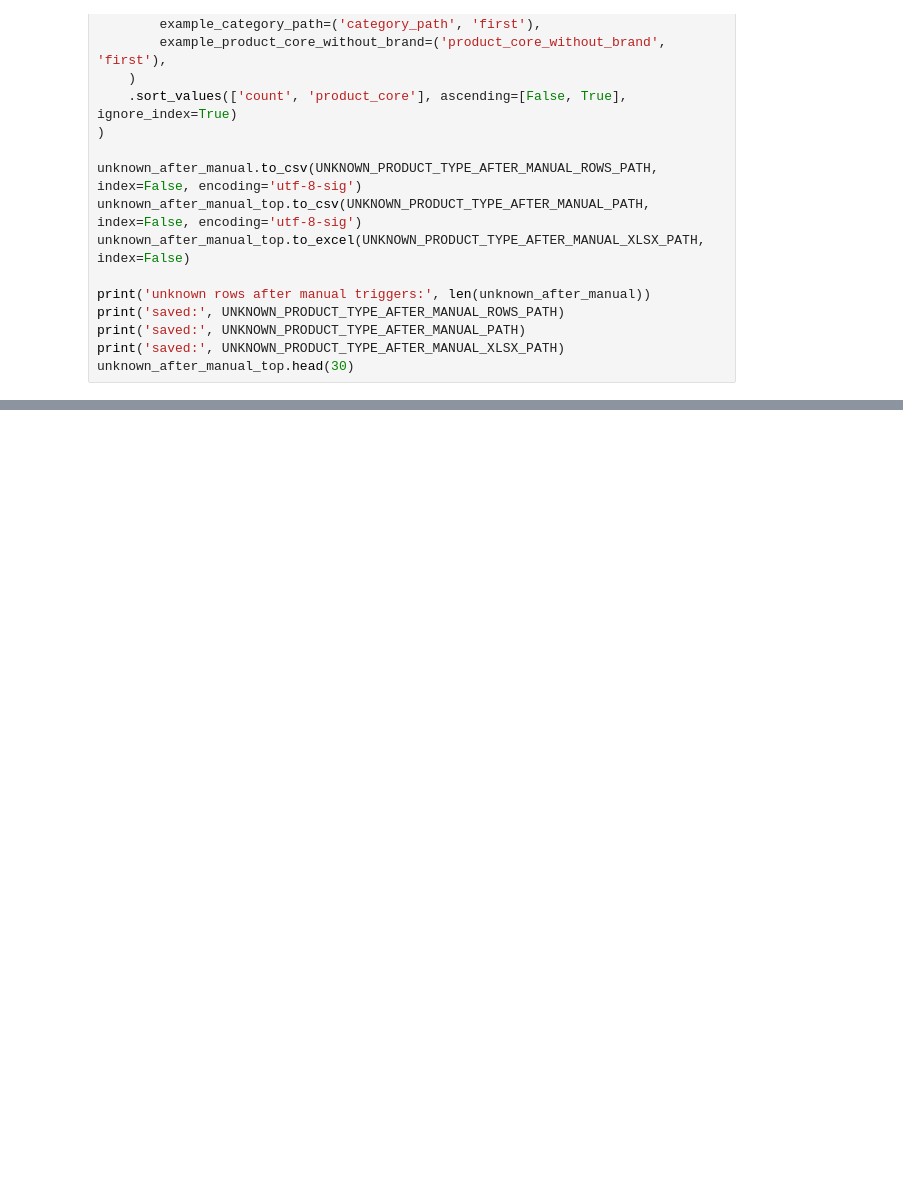
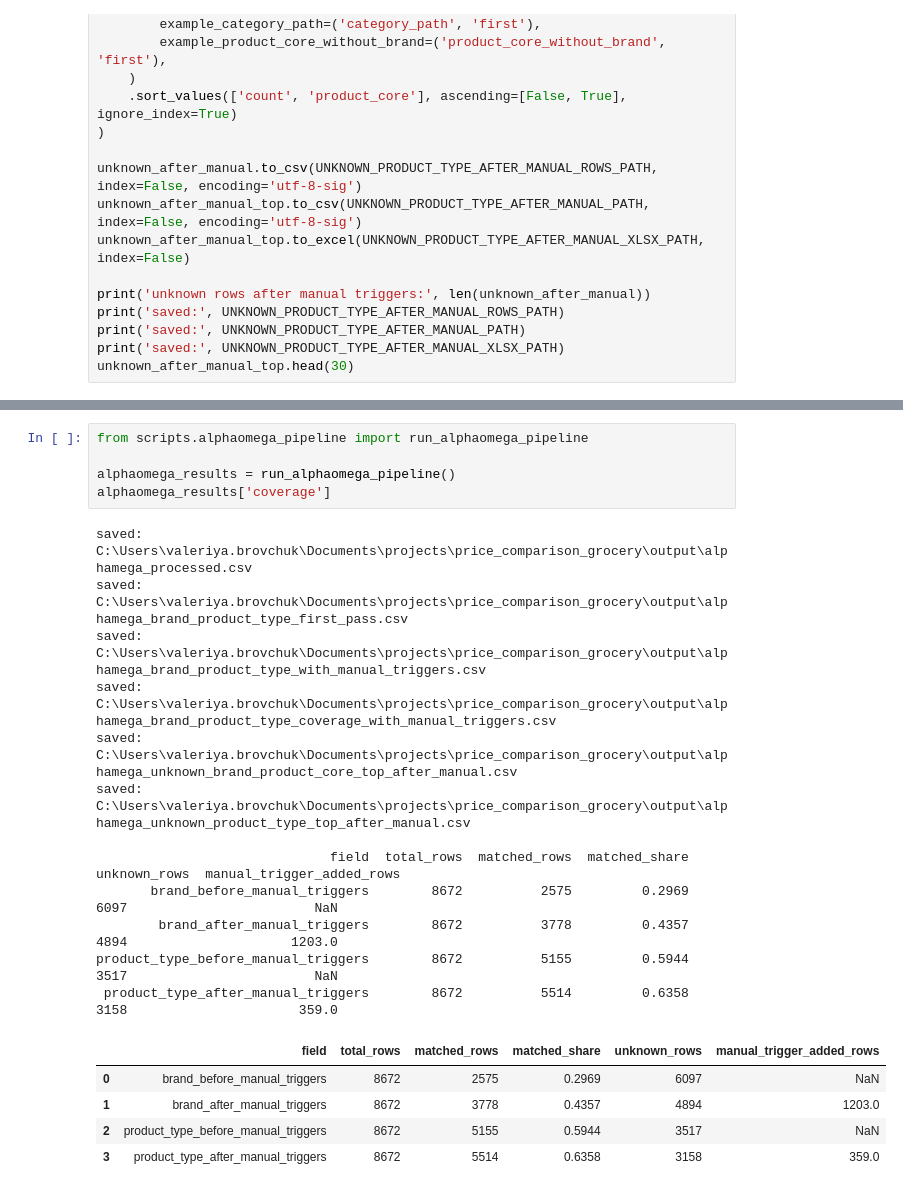
Before and after one commit to valeriyabrovchuk/grocery_price_analysis, a Jupyter notebook: groceries_comparison_limassol.ipynb, the cells around one changed output, grey strips where cells are left out. Drawn from its saved outputs; the diff is of its cells as text; blank space fills up the shorter version.

```diff
--- a/groceries_comparison_limassol.ipynb
+++ b/groceries_comparison_limassol.ipynb
@@ -2664,0 +2724,23 @@ unknown_after_manual_top.head(30)
+# %%
+from scripts.alphaomega_pipeline import run_alphaomega_pipeline
+
+alphaomega_results = run_alphaomega_pipeline()
+alphaomega_results['coverage']
+# %% [output]
+saved: C:\Users\valeriya.brovchuk\Documents\projects\price_comparison_grocery\output\alphamega_processed.csv
+saved: C:\Users\valeriya.brovchuk\Documents\projects\price_comparison_grocery\output\alphamega_brand_product_type_first_pass.csv
+saved: C:\Users\valeriya.brovchuk\Documents\projects\price_comparison_grocery\output\alphamega_brand_product_type_with_manual_triggers.csv
+saved: C:\Users\valeriya.brovchuk\Documents\projects\price_comparison_grocery\output\alphamega_brand_product_type_coverage_with_manual_triggers.csv
+saved: C:\Users\valeriya.brovchuk\Documents\projects\price_comparison_grocery\output\alphamega_unknown_brand_product_core_top_after_manual.csv
+saved: C:\Users\valeriya.brovchuk\Documents\projects\price_comparison_grocery\output\alphamega_unknown_product_type_top_after_manual.csv
+
+                              field  total_rows  matched_rows  matched_share  unknown_rows  manual_trigger_added_rows
+       brand_before_manual_triggers        8672          2575         0.2969          6097                        NaN
+        brand_after_manual_triggers        8672          3778         0.4357          4894                     1203.0
+product_type_before_manual_triggers        8672          5155         0.5944          3517                        NaN
+ product_type_after_manual_triggers        8672          5514         0.6358          3158                      359.0
+|  | field | total_rows | matched_rows | matched_share | unknown_rows | manual_trigger_added_rows |
+| 0 | brand_before_manual_triggers | 8672 | 2575 | 0.2969 | 6097 | NaN |
+| 1 | brand_after_manual_triggers | 8672 | 3778 | 0.4357 | 4894 | 1203.0 |
+| 2 | product_type_before_manual_triggers | 8672 | 5155 | 0.5944 | 3517 | NaN |
+| 3 | product_type_after_manual_triggers | 8672 | 5514 | 0.6358 | 3158 | 359.0 |
```
Also changed, not shown: parts of 7 cells of this notebook, 34 other files.
